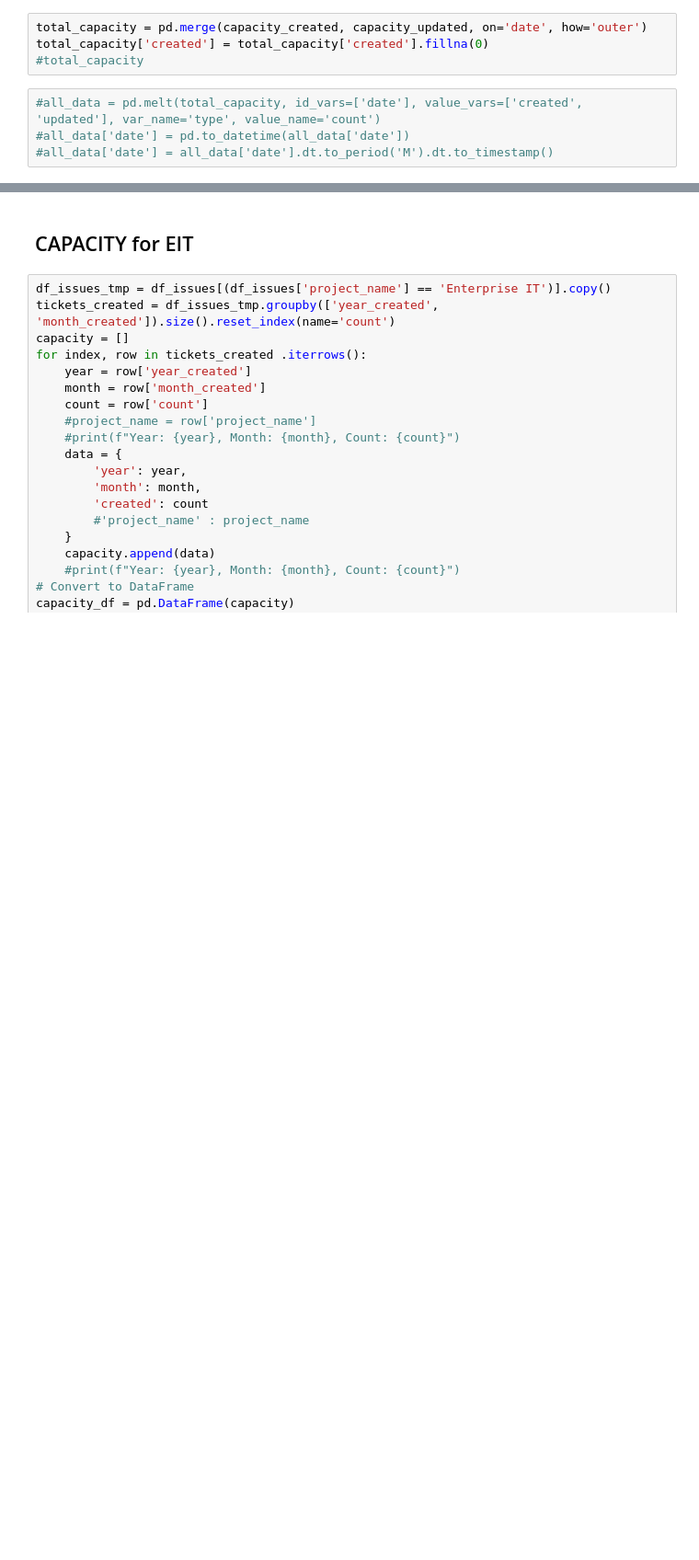
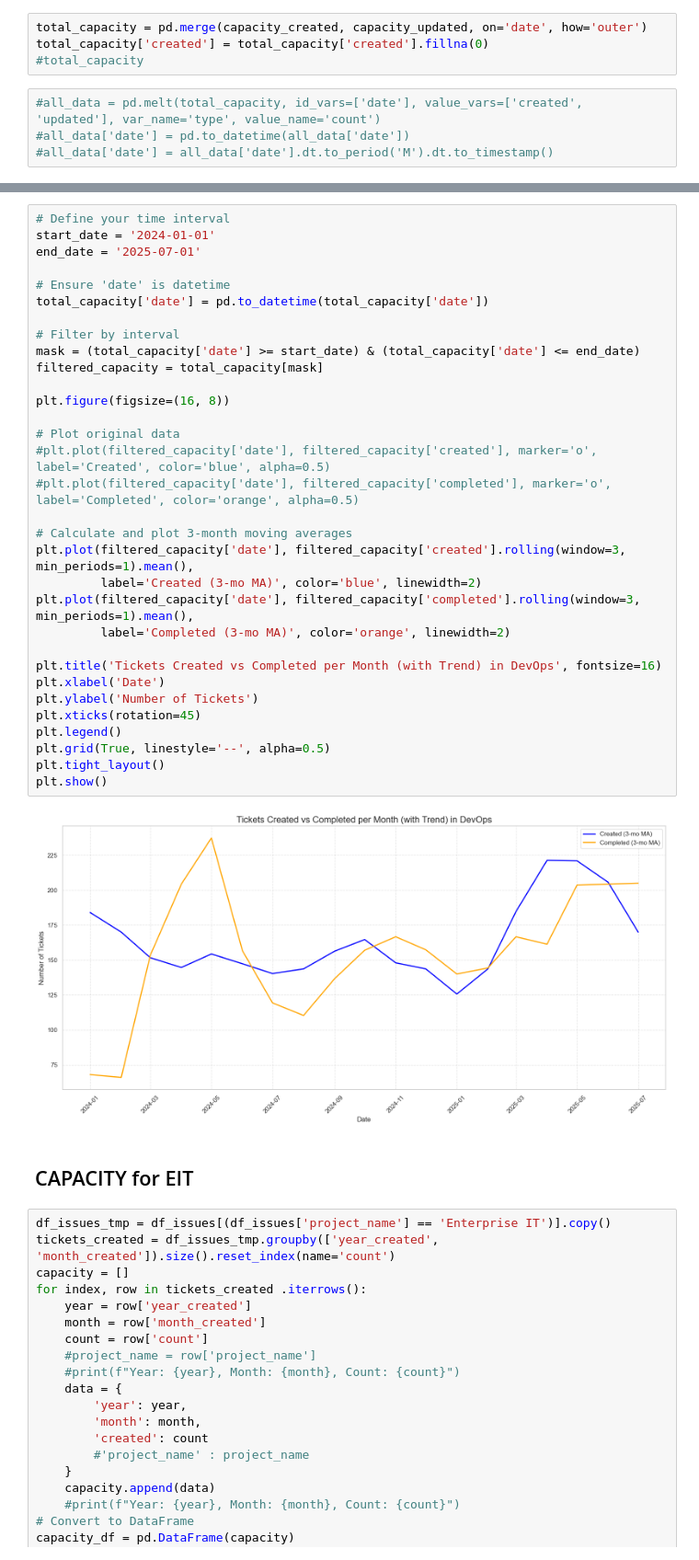
Before and after one commit to jorgeerodriguez/Jira, a Jupyter notebook: Jira.ipynb, the cells around one changed output, grey strips where cells are left out. Shown at 92% size. Cells and saved outputs as stored; diff of their text form; blank space fills up the shorter version.

Commit message:
Fixing some titles on some graphs

```diff
--- a/Jira.ipynb
+++ b/Jira.ipynb
@@ -1931,3 +1932,37 @@ plt.show()
+# %%
+# Define your time interval
+start_date = '2024-01-01'
+end_date = '2025-07-01'
+
+# Ensure 'date' is datetime
+total_capacity['date'] = pd.to_datetime(total_capacity['date'])
+
+# Filter by interval
+mask = (total_capacity['date'] >= start_date) & (total_capacity['date'] <= end_date)
+filtered_capacity = total_capacity[mask]
+
+plt.figure(figsize=(16, 8))
+
+# Plot original data
+#plt.plot(filtered_capacity['date'], filtered_capacity['created'], marker='o', label='Created', color='blue', alpha=0.5)
+#plt.plot(filtered_capacity['date'], filtered_capacity['completed'], marker='o', label='Completed', color='orange', alpha=0.5)
+
+# Calculate and plot 3-month moving averages
+plt.plot(filtered_capacity['date'], filtered_capacity['created'].rolling(window=3, min_periods=1).mean(),
+         label='Created (3-mo MA)', color='blue', linewidth=2)
+plt.plot(filtered_capacity['date'], filtered_capacity['completed'].rolling(window=3, min_periods=1).mean(),
+         label='Completed (3-mo MA)', color='orange', linewidth=2)
+
+plt.title('Tickets Created vs Completed per Month (with Trend) in DevOps', fontsize=16)
+plt.xlabel('Date')
+plt.ylabel('Number of Tickets')
+plt.xticks(rotation=45)
+plt.legend()
+plt.grid(True, linestyle='--', alpha=0.5)
+plt.tight_layout()
+plt.show()
+# %% [output]
+[figure, added]
 # %% [markdown]
 ## CAPACITY for EIT
 # %%
```
Also changed, not shown: parts of 36 cells of this notebook, 1 other file.
